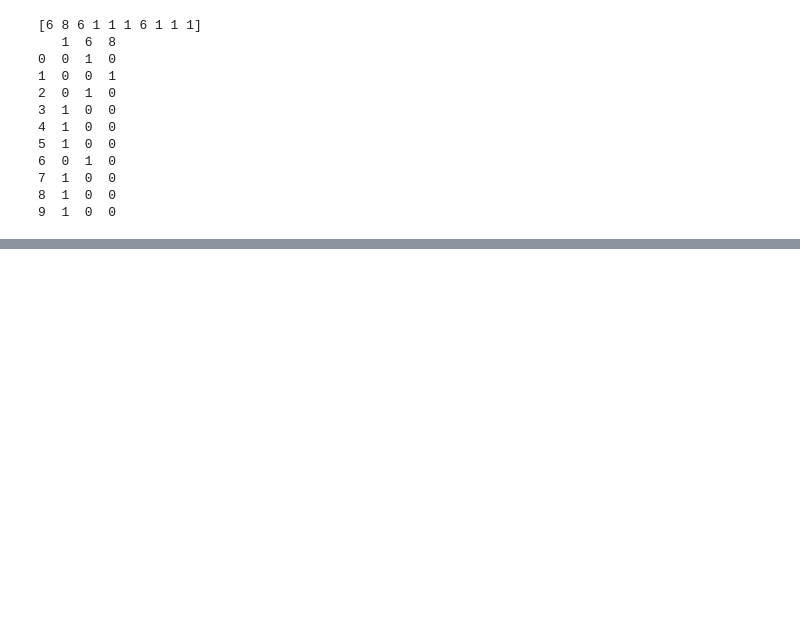
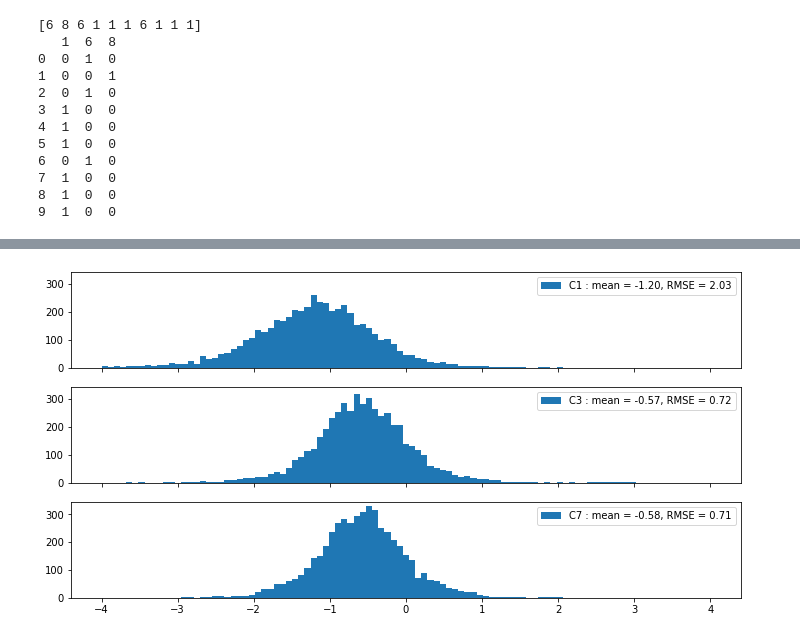
Before and after one commit to mister-bailey/solvent, a Jupyter notebook: training/acetone eugene.ipynb, the cells around one changed output, grey strips where cells are left out. Saved outputs shown, nothing was run; the diff lists cells and outputs as text; code cells hidden in the pictures; blank space fills up the shorter version.

```diff
--- a/training/acetone eugene.ipynb
+++ b/training/acetone eugene.ipynb
@@ -196,2 +210,9 @@ n_batches = int(train_size / batch_size)
+# %%
+def loss_function(output, data):
+    index = data.relevant_atom_index
+    predictions = output[index]
+    observations = data.y[index]
+    loss = (predictions-observations).square().mean()
+    return loss
 # %%
 model.to(device)
@@ -250,0 +280,8 @@ KeyboardInterrupt:
+# %%
+def undo_scaling(v):
+    #return v * stdevs + means
+    return v * widths + isotropic_shieldings
+unscaled_predictions = undo_scaling(predictions)
+unscaled_observations = undo_scaling(observations)
+residuals = unscaled_predictions - unscaled_observations
+print(np.shape(residuals))
@@ -250,0 +290,5 @@ KeyboardInterrupt:
+# %%
+relevant_atomic_numbers = [1, 6]
+relevant_atom_index = [i for i, atom_number in enumerate(atomic_numbers)
+                               if atom_number in relevant_atomic_numbers]
+print(relevant_atom_index)
@@ -250,0 +297,5 @@ KeyboardInterrupt:
+# %%
+pd.set_option('precision',4)
+df = pd.DataFrame(residuals, columns = [ f"{j}{i+1}" for i,j in enumerate(atomic_symbols) ] )
+df = df.iloc[:,relevant_atom_index].copy()
+display(df.head())
@@ -250,0 +309,14 @@ KeyboardInterrupt:
+# %%
+fig, axs = plt.subplots(3,1,sharex='col',sharey='col',figsize=(12,6))
+bins = np.linspace(-4,4,100)
+def plot(where, what):
+    mean = what.mean()
+    RMSE = what.pow(2).mean()
+    axs[where].hist(what, bins=bins, label=f"{what.name} : mean = {mean:.2f}, RMSE = {RMSE:.2f}")
+    axs[where].legend(loc='upper right')
+plot(0,df.C1)
+plot(1,df.C3)
+plot(2,df.C7)
+plt.show()
+# %% [output]
+[figure, added]
```
Also changed, not shown: parts of 16 cells of this notebook, 1 other file.
